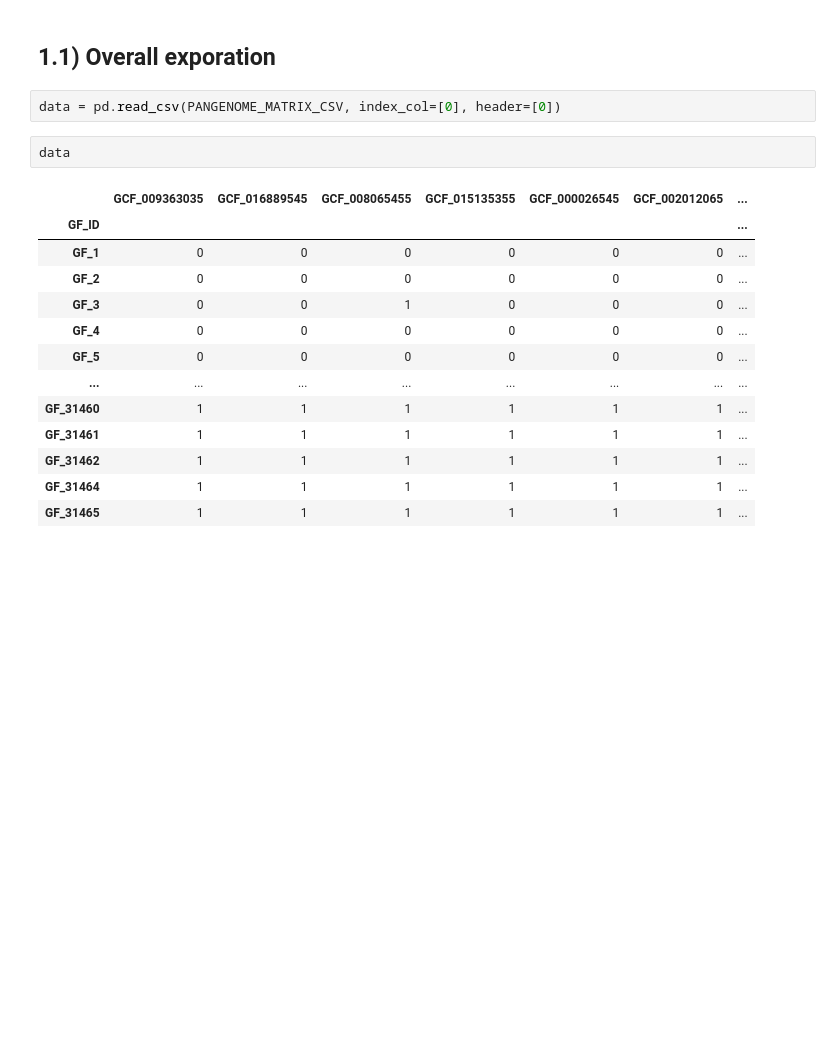
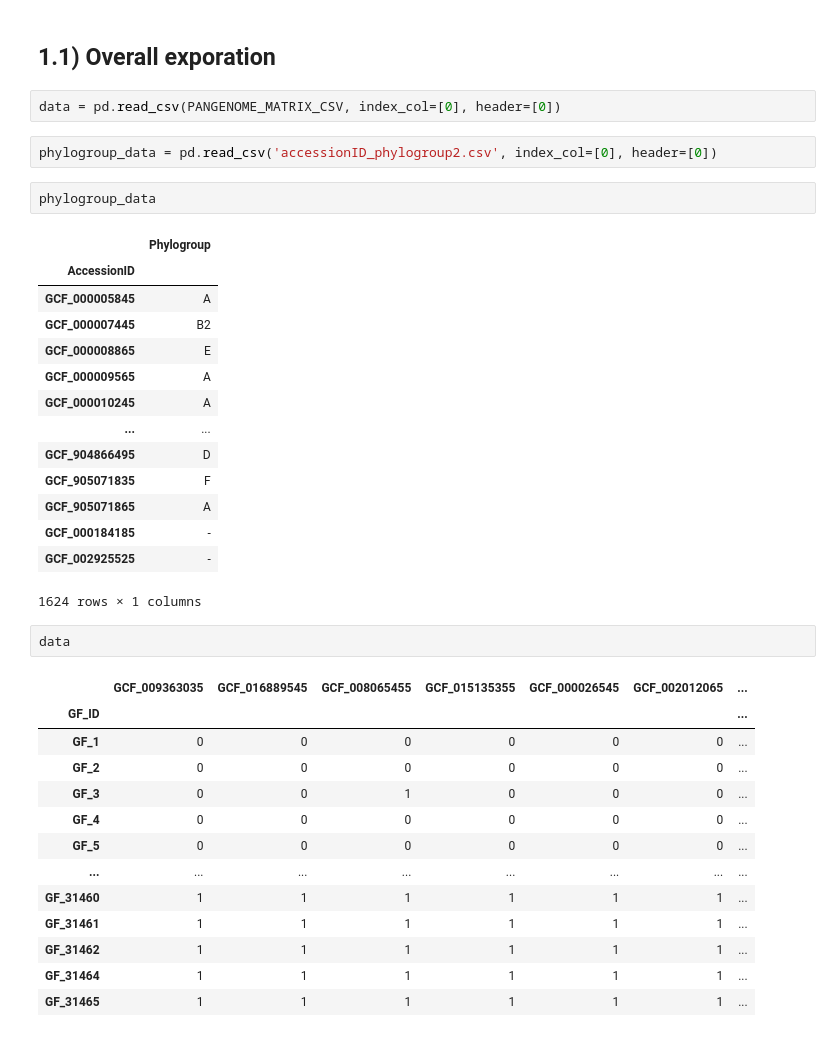
Before and after one commit to stacyshcherbakova/genome-minimiser, a Jupyter notebook: main.ipynb, the cells around one changed output. Saved outputs shown, nothing was run; the diff lists cells and outputs as text; blank space fills up the shorter version.

```diff
--- a/main.ipynb
+++ b/main.ipynb
@@ -22,6 +22,25 @@ plt.style.use('ggplot')
 ## 1.1) Overall exporation
 # %%
 data = pd.read_csv(PANGENOME_MATRIX_CSV, index_col=[0], header=[0])
+# %%
+phylogroup_data = pd.read_csv('accessionID_phylogroup2.csv', index_col=[0], header=[0])
+# %%
+phylogroup_data
+# %% [output]
+|  | Phylogroup |
+| AccessionID |  |
+| GCF_000005845 | A |
+| GCF_000007445 | B2 |
+| GCF_000008865 | E |
+| GCF_000009565 | A |
+| GCF_000010245 | A |
+| ... | ... |
+| GCF_904866495 | D |
+| GCF_905071835 | F |
+| GCF_905071865 | A |
+| GCF_000184185 | - |
+| GCF_002925525 | - |
+1624 rows × 1 columns
 # %%
 data
 # %% [output]
```
Also changed, not shown: parts of 6 cells of this notebook.
